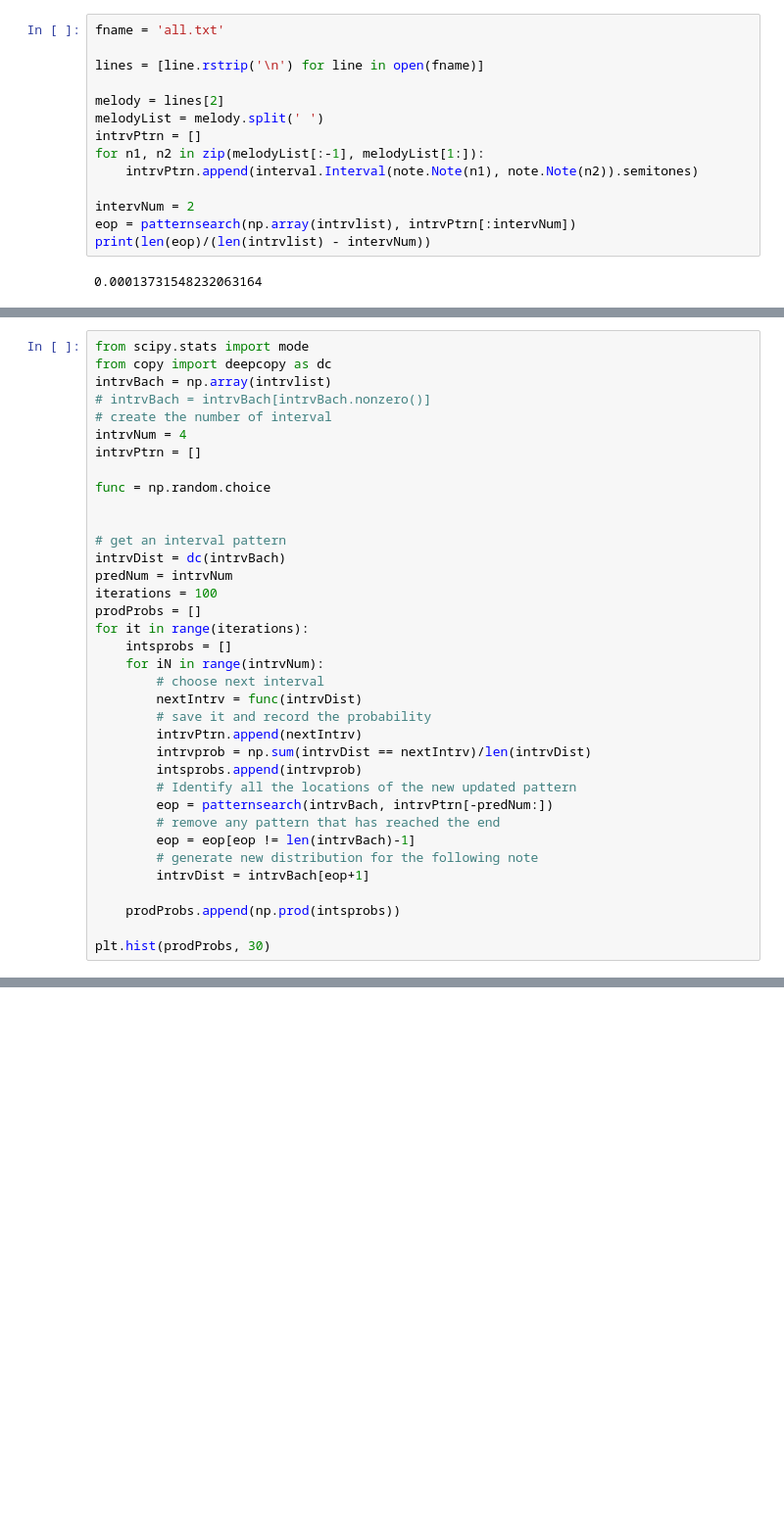
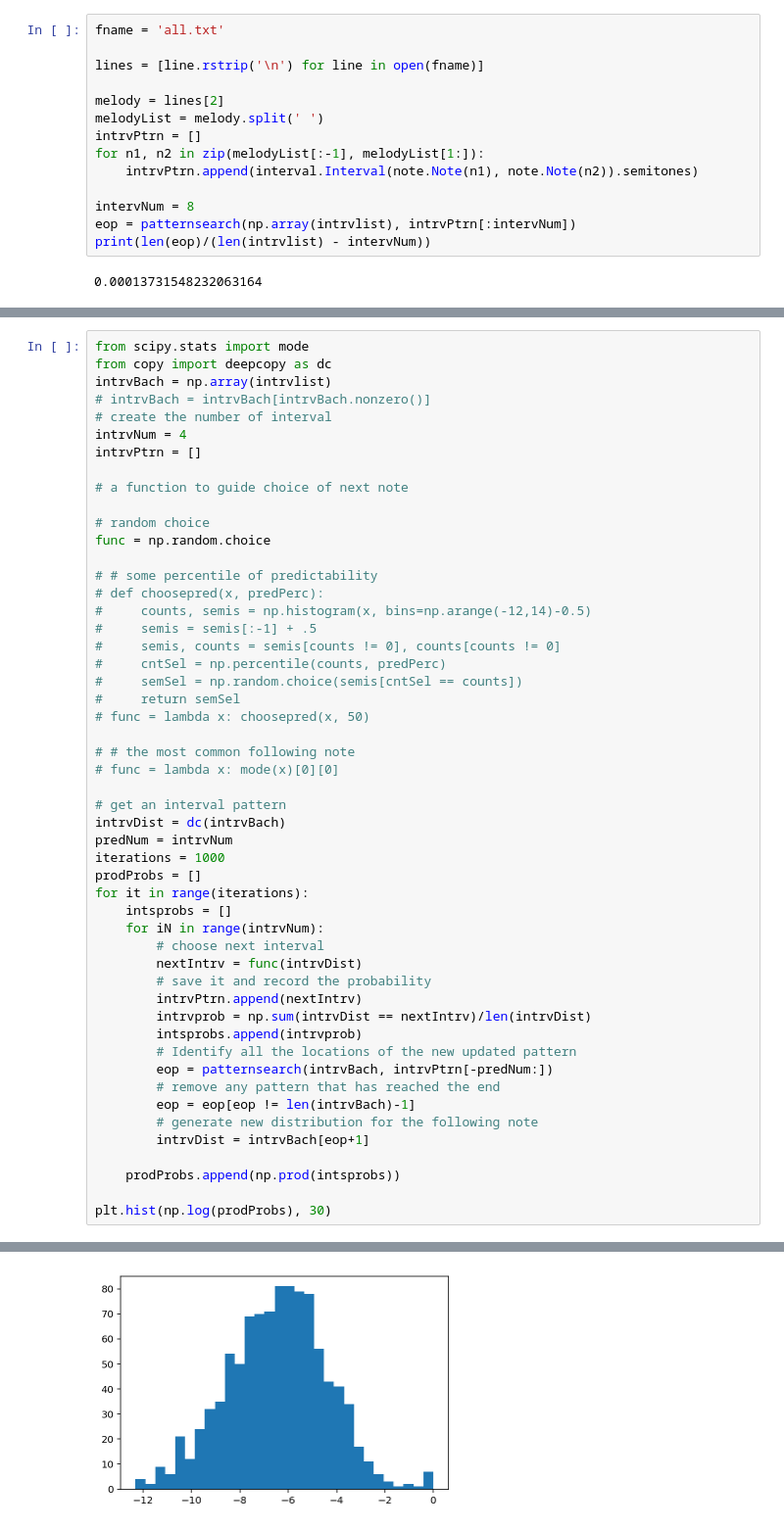
Before and after one commit to kdoelling1919/musPredict, a Jupyter notebook: IntervalPrediction.ipynb, the cells around one changed output, grey strips where cells are left out. Shown at 98% size. Saved outputs shown, nothing was run; the diff lists cells and outputs as text; blank space fills up the shorter version.

Commit message:
Update notes, increase length of stimuli and add temporal jitter for predictability.

```diff
--- a/IntervalPrediction.ipynb
+++ b/IntervalPrediction.ipynb
@@ -99,7 +124,7 @@ intrvPtrn = []
 for n1, n2 in zip(melodyList[:-1], melodyList[1:]):
     intrvPtrn.append(interval.Interval(note.Note(n1), note.Note(n2)).semitones)
 
-intervNum = 2
+intervNum = 8
 eop = patternsearch(np.array(intrvlist), intrvPtrn[:intervNum])
 print(len(eop)/(len(intrvlist) - intervNum))
 # %% [output]
@@ -136,13 +142,28 @@ intrvBach = np.array(intrvlist)
 intrvNum = 4
 intrvPtrn = []
 
+# a function to guide choice of next note
+
+# random choice
 func = np.random.choice
 
+# # some percentile of predictability
+# def choosepred(x, predPerc):
+#     counts, semis = np.histogram(x, bins=np.arange(-12,14)-0.5)
+#     semis = semis[:-1] + .5
+#     semis, counts = semis[counts != 0], counts[counts != 0]
+#     cntSel = np.percentile(counts, predPerc)
+#     semSel = np.random.choice(semis[cntSel == counts])
+#     return semSel
+# func = lambda x: choosepred(x, 50)
+
+# # the most common following note
+# func = lambda x: mode(x)[0][0]
 
 # get an interval pattern
 intrvDist = dc(intrvBach)
 predNum = intrvNum
-iterations = 100
+iterations = 1000
 prodProbs = []
 for it in range(iterations):
     intsprobs = []
@@ -162,4 +183,5 @@ for it in range(iterations):
 
     prodProbs.append(np.prod(intsprobs))
 
-plt.hist(prodProbs, 30)
+plt.hist(np.log(prodProbs), 30)
+# %% [output]
@@ -165,0 +200 @@ plt.hist(prodProbs, 30)
+[figure, added]
```
Also changed, not shown: parts of 16 cells of this notebook.
